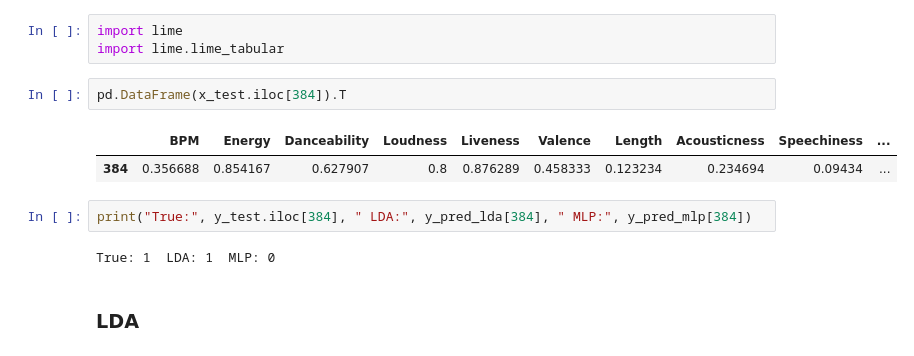
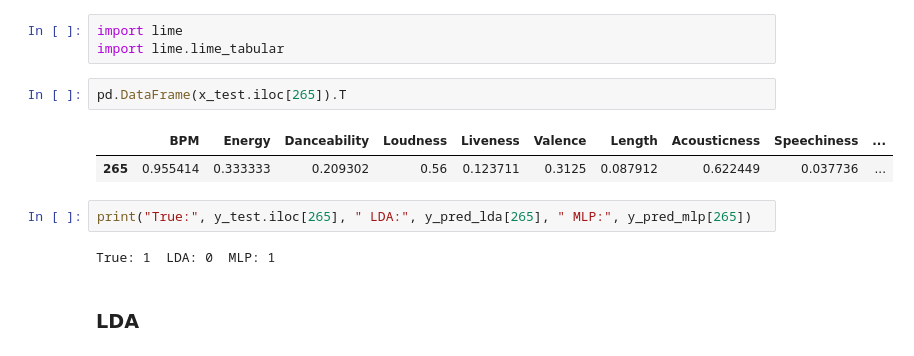
Before and after one commit to ericryhr/APA-PRACTICA, a Jupyter notebook: interpretability.ipynb, the cells around one changed output. Drawn from its saved outputs; the diff is of its cells as text.

```diff
--- a/interpretability.ipynb
+++ b/interpretability.ipynb
@@ -216,14 +218,14 @@ Analitzarem un exemple en concret on els models divergeixen.
 import lime
 import lime.lime_tabular
 # %%
-pd.DataFrame(x_test.iloc[384]).T
+pd.DataFrame(x_test.iloc[265]).T
 # %% [output]
 |  | BPM | Energy | Danceability | Loudness | Liveness | Valence | Length | Acousticness | Speechiness | ... |
-| 384 | 0.356688 | 0.854167 | 0.627907 | 0.8 | 0.876289 | 0.458333 | 0.123234 | 0.234694 | 0.09434 | ... |
+| 265 | 0.955414 | 0.333333 | 0.209302 | 0.56 | 0.123711 | 0.3125 | 0.087912 | 0.622449 | 0.037736 | ... |
 # %%
-print("True:", y_test.iloc[384], " LDA:", y_pred_lda[384], " MLP:", y_pred_mlp[384])
+print("True:", y_test.iloc[265], " LDA:", y_pred_lda[265], " MLP:", y_pred_mlp[265])
 # %% [output]
-True: 1  LDA: 1  MLP: 0
+True: 1  LDA: 0  MLP: 1
 # %% [markdown]
 ### LDA
 # %%
```
Also changed, not shown: parts of 4 cells of this notebook.
